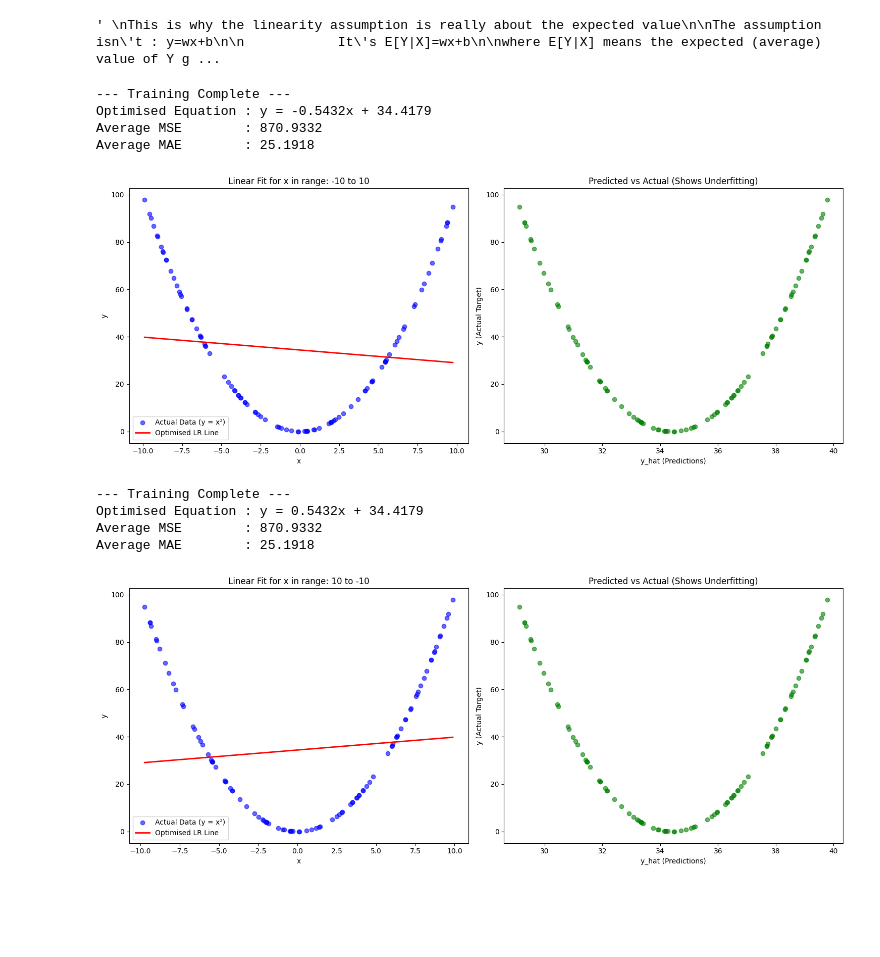
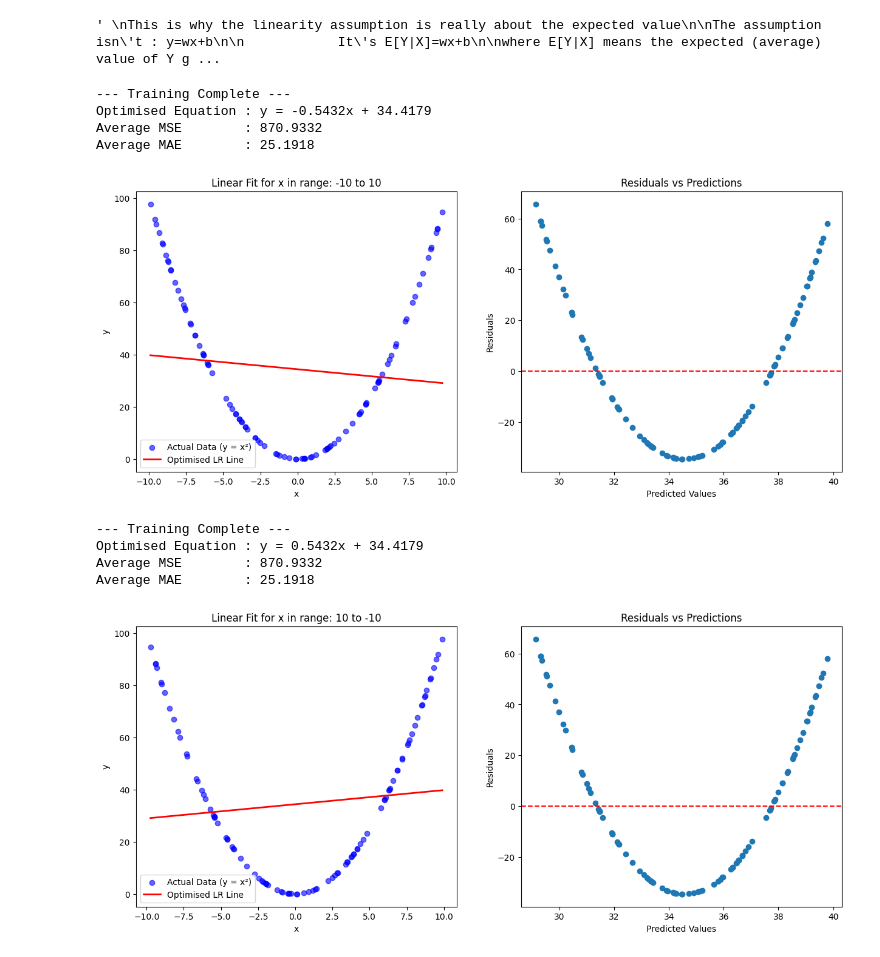
Before and after one commit to AyushDevadiga1/Machine-Learning, a Jupyter notebook: linear-regression/UnderstandingRegression.ipynb, the cells around one changed output. Cells and saved outputs as stored; diff of their text form; code cells hidden in the pictures; blank space fills up the shorter version.

Commit message:
Updated the residuals path

```diff
--- a/linear-regression/UnderstandingRegression.ipynb
+++ b/linear-regression/UnderstandingRegression.ipynb
@@ -235,40 +235,47 @@ def experiment(lower_limit, upper_limit, epochs=2000, lr=0.001):
     print(f"Optimised Equation : y = {w:.4f}x + {b:.4f}")
     print(f"Average MSE        : {mse:.4f}")
     print(f"Average MAE        : {mae:.4f}")
 
     # 5. Visualisation
     plt.figure(figsize=(15, 6))
 
     # Left Subplot: Fitted Straight Line vs Parabolic Data
     plt.subplot(121)
     plt.title(f'Linear Fit for x in range: {lower_limit} to {upper_limit}')
     plt.scatter(x, y, color='blue', alpha=0.6, label='Actual Data (y = x²)')
     plt.xlabel('x')
     plt.ylabel('y')
 
     # Sort x to prevent zigzag lines in the plot
     sort_idx = np.argsort(x)
     plt.plot(x[sort_idx], predictions[sort_idx], color='red', linewidth=2, label='Optimised LR Line')
     plt.legend()
 
     # Right Subplot: Predicted vs Actual (Residual Structure)
     plt.subplot(122)
-    plt.title('Predicted vs Actual (Shows Underfitting)')
-    plt.scatter(predictions, y, color='green', alpha=0.6)
-    plt.xlabel('y_hat (Predictions)')
-    plt.ylabel('y (Actual Target)')
+    plt.title("Residuals vs Predictions")
 
-    plt.tight_layout()
-    plt.show()
+    residuals = y - predictions
+
+    plt.scatter(predictions, residuals)
+
+    plt.axhline(
+        y=0,
+        color='red',
+        linestyle='--'
+    )
+
+    plt.xlabel("Predicted Values")
+    plt.ylabel("Residuals")
 
 # Run the updated experiment
 experiment(-10, 10)
 # %% [output]
 --- Training Complete ---
 Optimised Equation : y = -0.5432x + 34.4179
 Average MSE        : 870.9332
 Average MAE        : 25.1918
-[figure, old version]
+[figure, new version]
 # %%
 # Experiment A
 
@@ -281,7 +288,7 @@ experiment(upper_limit,lower_limit)
 Optimised Equation : y = 0.5432x + 34.4179
 Average MSE        : 870.9332
 Average MAE        : 25.1918
-[figure, old version]
+[figure, new version]
 # %%
 # Experiment B
 
```
Also changed, not shown: parts of 3 cells of this notebook.
